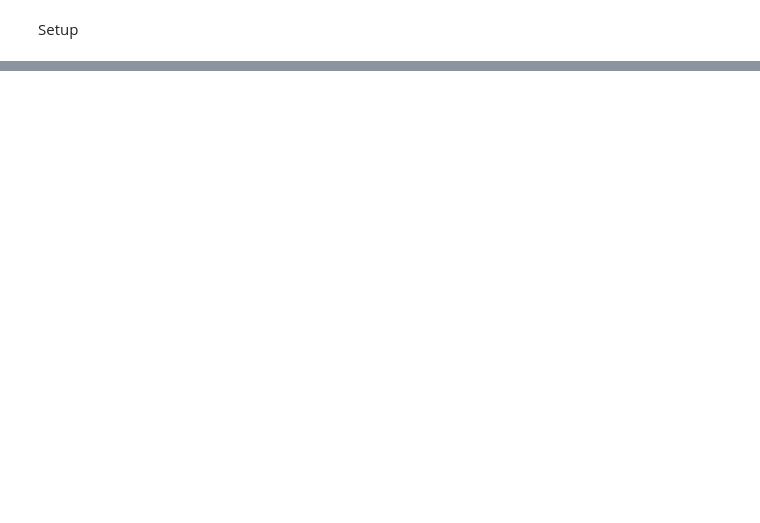
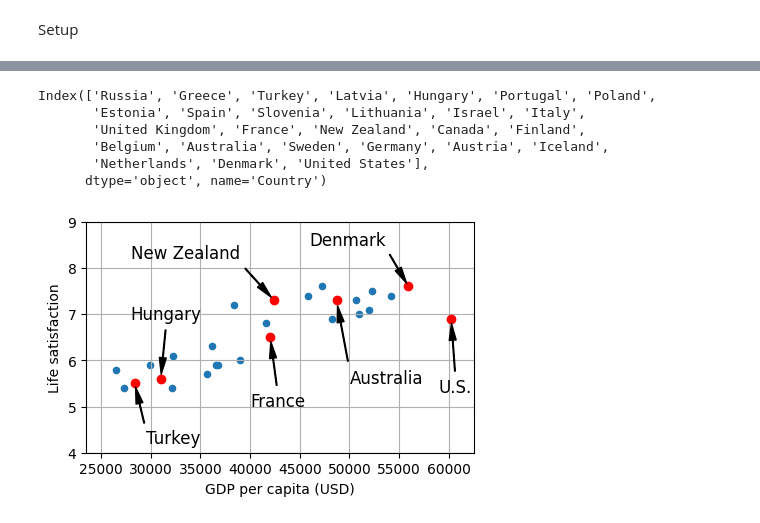
Before and after one commit to iupui-soic/pybootcamp, a Jupyter notebook: keerthikasunchu_day1.ipynb, the cells around one changed output, grey strips where cells are left out. Cells and saved outputs as stored; diff of their text form; code cells hidden in the pictures; blank space fills up the shorter version.

```diff
--- a/keerthikasunchu_day1.ipynb
+++ b/keerthikasunchu_day1.ipynb
@@ -132,0 +157,40 @@ full_country_stats
+# %%
+print(country_stats.index)
+# %% [output]
+Index(['Russia', 'Greece', 'Turkey', 'Latvia', 'Hungary', 'Portugal', 'Poland',
+       'Estonia', 'Spain', 'Slovenia', 'Lithuania', 'Israel', 'Italy',
+       'United Kingdom', 'France', 'New Zealand', 'Canada', 'Finland',
+       'Belgium', 'Australia', 'Sweden', 'Germany', 'Austria', 'Iceland',
+       'Netherlands', 'Denmark', 'United States'],
+      dtype='object', name='Country')
+# %%
+country_stats.plot(kind='scatter', figsize=(5, 3), grid=True,
+                   x=gdppc_col, y=lifesat_col)
+min_life_sat = 4
+max_life_sat = 9
+
+position_text = {
+    "Turkey": (29_500, 4.2),
+    "Hungary": (28_000, 6.9),
+    "France": (40_000, 5),
+    "New Zealand": (28_000, 8.2),
+    "Australia": (50_000, 5.5),
+    "United States": (59_000, 5.3),
+    "Denmark": (46_000, 8.5)
+}
+
+for country, pos_text in position_text.items():
+    pos_data_x = country_stats[gdppc_col].loc[country]
+    pos_data_y = country_stats[lifesat_col].loc[country]
+    country = "U.S." if country == "United States" else country
+    plt.annotate(country, xy=(pos_data_x, pos_data_y),
+                 xytext=pos_text, fontsize=12,
+                 arrowprops=dict(facecolor='black', width=0.5,
+                                 shrink=0.08, headwidth=5))
+    plt.plot(pos_data_x, pos_data_y, "ro")
+
+plt.axis([min_gdp, max_gdp, min_life_sat, max_life_sat])
+
+plt.show()
+# %% [output]
+[figure, added]
```
Also changed, not shown: parts of 21 cells of this notebook.
